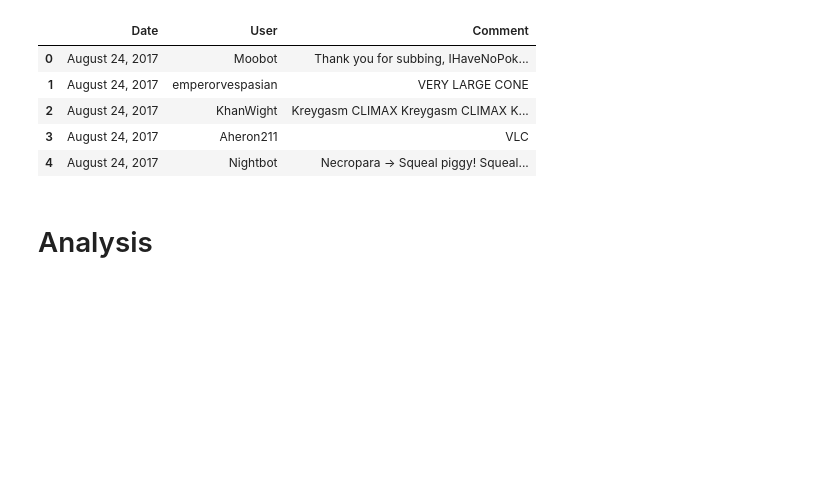
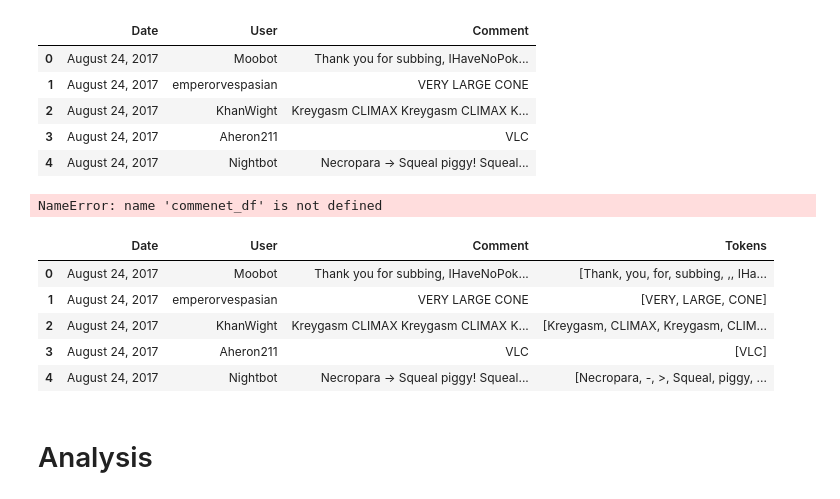
Before and after one commit to Data-Science-for-Linguists/NLSS_Project, a Jupyter notebook: NLSS_V3.ipynb, the cells around one changed output. Saved outputs shown, nothing was run; the diff lists cells and outputs as text; code cells hidden in the pictures; blank space fills up the shorter version.

```diff
--- a/NLSS_V3.ipynb
+++ b/NLSS_V3.ipynb
@@ -116,6 +116,19 @@ comment_df.head()
 | 2 | August 24, 2017 | KhanWight | Kreygasm CLIMAX Kreygasm CLIMAX K... |
 | 3 | August 24, 2017 | Aheron211 | VLC |
 | 4 | August 24, 2017 | Nightbot | Necropara -> Squeal piggy! Squeal... |
+# %%
+comment_df['Tokens'] = comment_df['Comment'].apply(nltk.word_tokenize)
+# %% [output]
+NameError: name 'commenet_df' is not defined
+# %%
+comment_df.head()
+# %% [output]
+|  | Date | User | Comment | Tokens |
+| 0 | August 24, 2017 | Moobot | Thank you for subbing, IHaveNoPok... | [Thank, you, for, subbing, ,, IHa... |
+| 1 | August 24, 2017 | emperorvespasian | VERY LARGE CONE | [VERY, LARGE, CONE] |
+| 2 | August 24, 2017 | KhanWight | Kreygasm CLIMAX Kreygasm CLIMAX K... | [Kreygasm, CLIMAX, Kreygasm, CLIM... |
+| 3 | August 24, 2017 | Aheron211 | VLC | [VLC] |
+| 4 | August 24, 2017 | Nightbot | Necropara -> Squeal piggy! Squeal... | [Necropara, -, >, Squeal, piggy, ... |
 # %% [markdown]
 # Analysis
 # %% [markdown]
```
Also changed, not shown: parts of 2 cells of this notebook.
